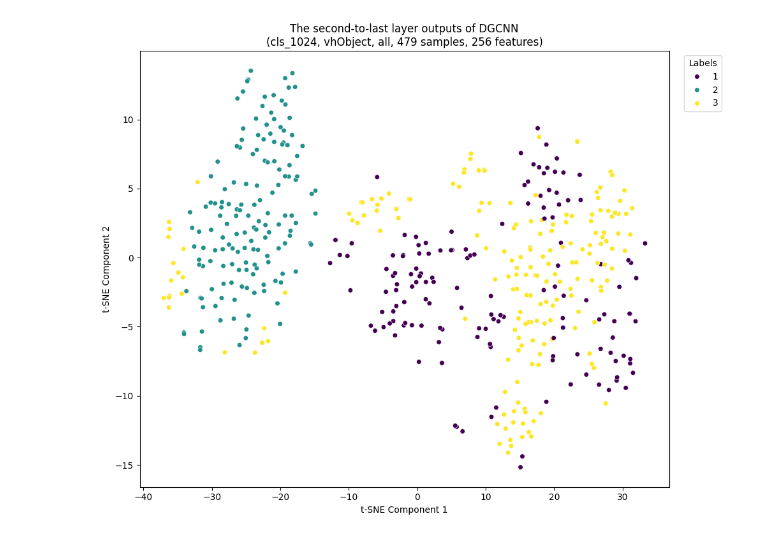
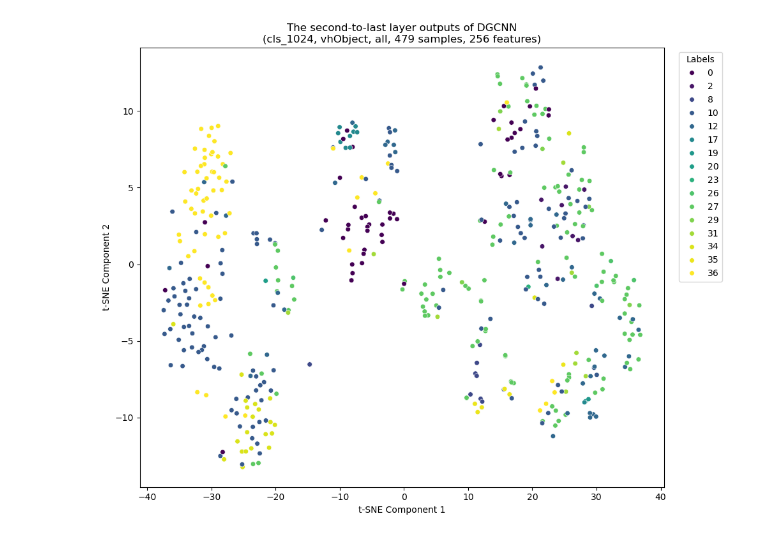
Before and after one commit to YitingChang/3d_shape, a Jupyter notebook: dgcnn_pytorch/visualization_yt.ipynb, the cells around one changed output. Drawn from its saved outputs; the diff is of its cells as text; code cells hidden in the pictures.

Commit message:
Get scores and visualize results

```diff
--- a/dgcnn_pytorch/visualization_yt.ipynb
+++ b/dgcnn_pytorch/visualization_yt.ipynb
@@ -21,2 +8,7 @@ features = np.load(os.path.join(main_dir, dataset_name, category_name, 'second-t
+# %%
+main_dir = r'/home/yiting/Documents/Shape_analysis/dgcnn_vh'
+dataset_name = 'vhObject'
+vh_cat = 'all'
+data = np.load(os.path.join(main_dir, f"dgcnn_cls_{vh_cat}.npy"), allow_pickle=True).item()
 # %%
 ####### Histogram of prediction  #######
@@ -43,22 +38,27 @@ plt.show()
 # %%
 ####### 2D tSNE plot #######
 # Step 1: Perform t-SNE
+features = data['second-to-last_layer_outputs']
+vh_label = data['vhObject_cat']
+class_id_all = data['class_id']
 tsne = TSNE(n_components=2, random_state=42, perplexity=30)
 features_tsne = tsne.fit_transform(features)
 
 # Step 2: Create a scatter plot with labels for coloring
 plt.figure(figsize=(10, 8))
-sns.scatterplot(x=features_tsne[:, 0], y=features_tsne[:, 1], hue=vh_label, palette='viridis', s=30, legend='full')
+# label by vh categories or modelnet40 classes
+# sns.scatterplot(x=features_tsne[:, 0], y=features_tsne[:, 1], hue=vh_label, palette='viridis', s=30, legend='full')
+sns.scatterplot(x=features_tsne[:, 0], y=features_tsne[:, 1], hue=class_id_all, palette='viridis', s=30, legend='full')
 
 # Customize plot
 plt.title('The second-to-last layer outputs of DGCNN\n(cls_1024, ' + dataset_name + ', ' +
-          category_name + ', ' + str(features.shape[0]) + ' samples, ' + str(features.shape[1]) + ' features)')
+          vh_cat + ', ' + str(features.shape[0]) + ' samples, ' + str(features.shape[1]) + ' features)')
 plt.xlabel('t-SNE Component 1')
 plt.ylabel('t-SNE Component 2')
 plt.legend(fontsize = 10,title='Labels', bbox_to_anchor=(1.02, 1), loc='upper left')  # Optional legend positioning
 plt.tight_layout()  # Adjust layout to make room for legend
 
 # Step 3: Save the figure
-plt.savefig(os.path.join(main_dir, dataset_name, category_name, 'tsne_dgcnn_cls_1024_second-to-last.png'), bbox_inches='tight')
+plt.savefig(os.path.join(main_dir, "results", f"tsne_dgcnn_cls_1024_second-to-last_{vh_cat}_modelnet40.png"), bbox_inches='tight')
 # %% [output]
-[figure, old version]
+[figure, new version]
```
Also changed, not shown: parts of 5 cells of this notebook, 6 other files.
